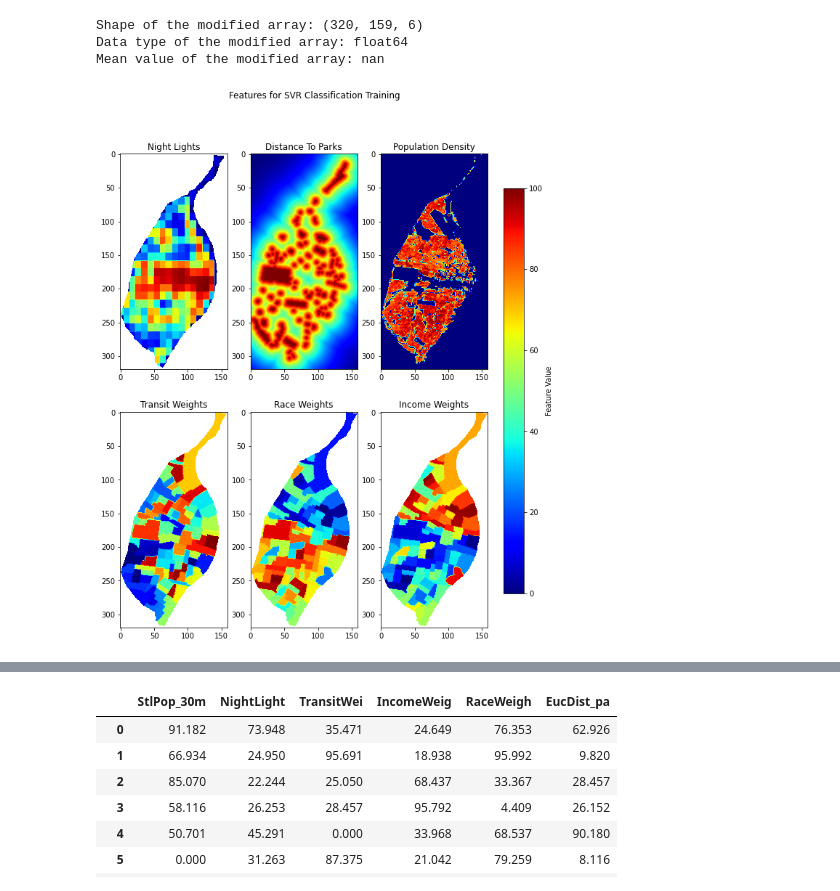
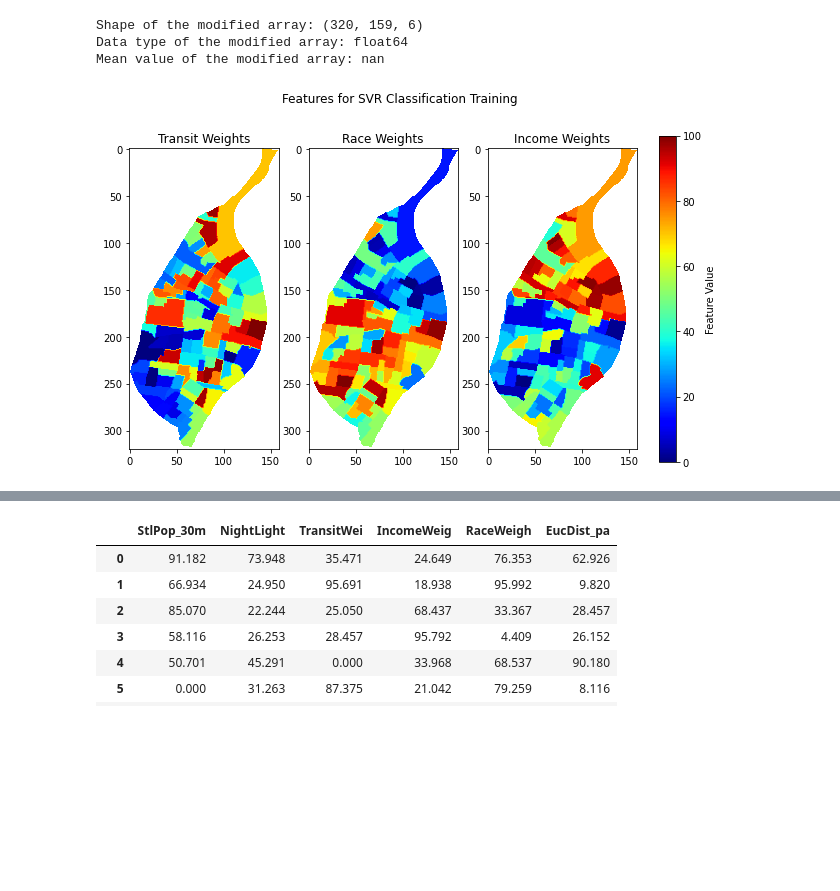
Before and after one commit to juliatompkins/trio-capstone, a Jupyter notebook: svr/SVR Classification.ipynb, the cells around one changed output, grey strips where cells are left out. Saved outputs shown, nothing was run; the diff lists cells and outputs as text; code cells hidden in the pictures; blank space fills up the shorter version.

```diff
--- a/svr/SVR Classification.ipynb
+++ b/svr/SVR Classification.ipynb
@@ -132,24 +132,27 @@ Data type of the modified array: float64
 Mean value of the modified array: nan
 # %%
 # Plot Classified Image
-fig, ax = plt.subplots(nrows=2, ncols=3, figsize=(10,12))
-ax0, ax1, ax2, ax3, ax4, ax5 = ax.flatten()
+fig, ax = plt.subplots(nrows=1, ncols=3, figsize=(10,6))
+#ax0, ax1, ax2, ax3, ax4, ax5 = ax.flatten()
+ax0, ax1, ax2, = ax.flatten()
+
 axArr = ax.flatten()
 ax_index = 0
-names = ['Night Lights','Distance To Parks','Population Density','Transit Weights','Race Weights','Income Weights']
+#names = ['Night Lights','Distance To Parks','Population Density','Transit Weights','Race Weights','Income Weights']
+names = ['Transit Weights','Race Weights','Income Weights']
 
-for i in range(6):
-    img = axArr[ax_index].imshow(feature_mat[:, :, i], cmap='jet')
+for i in range(3):
+    img = axArr[ax_index].imshow(feature_mat[:, :, i+3], cmap='jet')
     axArr[ax_index].set_title(names[i])
     ax_index += 1
 cbar = fig.colorbar(img, ax=axArr, orientation='vertical', fraction=0.05, pad=0.04)
-cbar.set_label('Feature Value')  # Set label for the colorbar
+cbar.set_label('Feature Value')
 
 fig.suptitle('Features for SVR Classification Training')
 plt.savefig('outputs\InputFeaturesSVR.png')
 plt.show()
 # %% [output]
-[figure, old version]
+[figure, new version]
 # %%
 from sklearn import metrics
 from sklearn.svm import SVR
```
Also changed, not shown: parts of 12 cells of this notebook, 47 other files.
